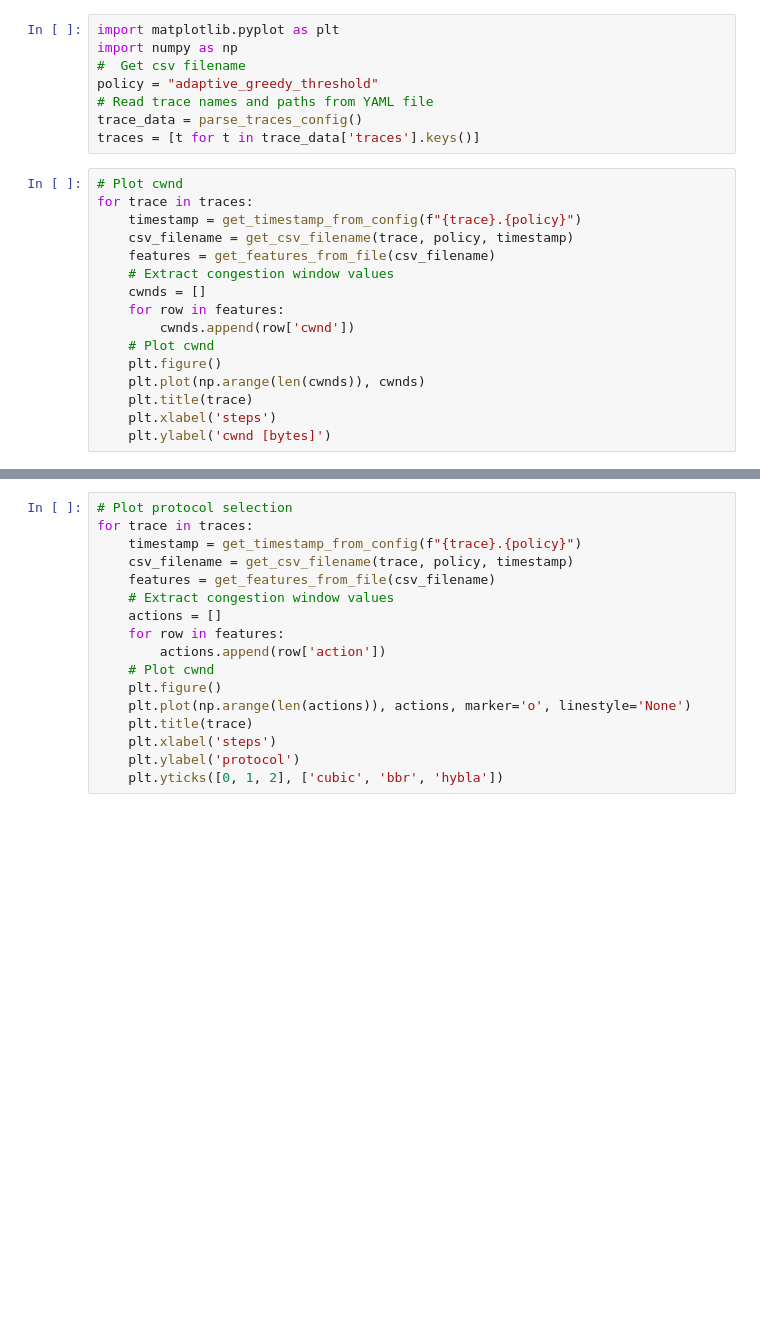
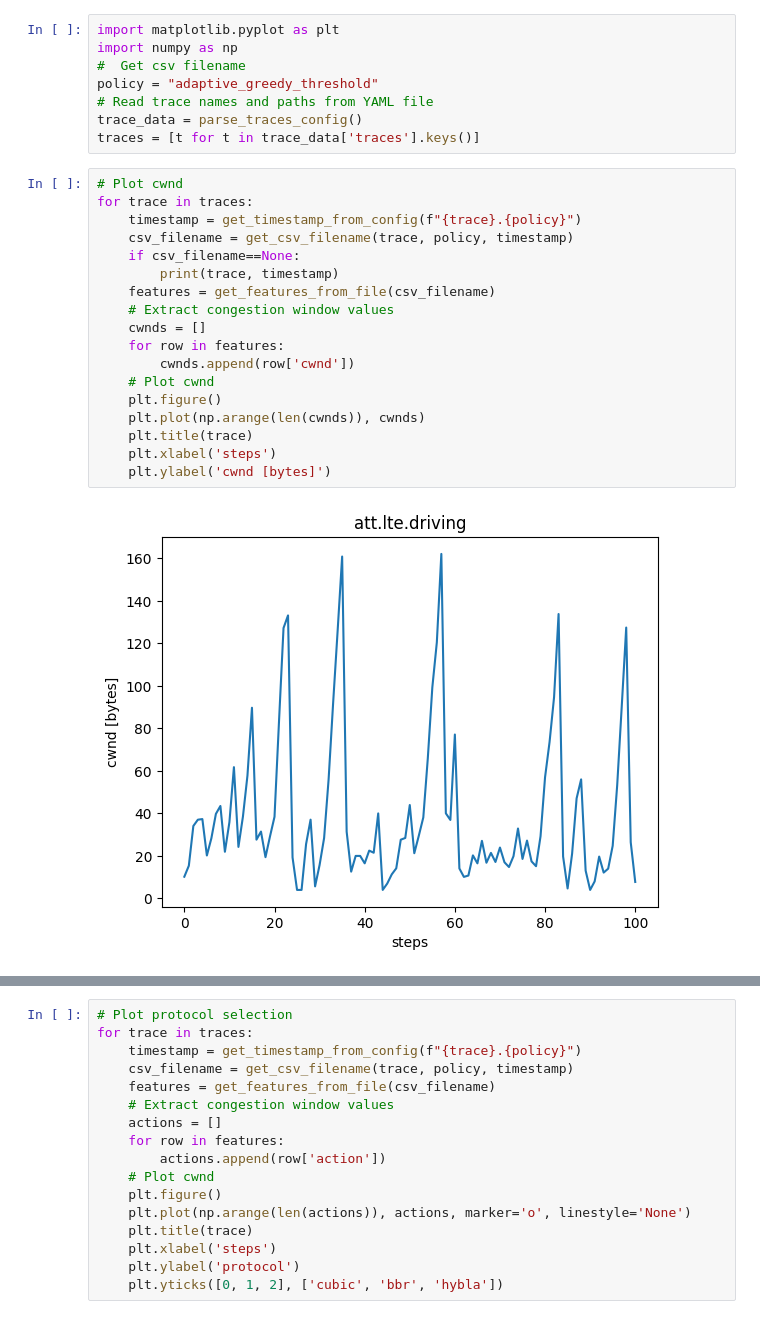
Before and after one commit to lorepap/mutant, a Jupyter notebook: analysis/notebook/mimic_kernel_features_analysis.ipynb, the cells around one changed output, grey strips where cells are left out. Cells and saved outputs as stored; diff of their text form; blank space fills up the shorter version.

```diff
--- a/analysis/notebook/mimic_kernel_features_analysis.ipynb
+++ b/analysis/notebook/mimic_kernel_features_analysis.ipynb
@@ -92,16 +91,20 @@ traces = [t for t in trace_data['traces'].keys()]
 # %%
 # Plot cwnd
 for trace in traces:
     timestamp = get_timestamp_from_config(f"{trace}.{policy}")
     csv_filename = get_csv_filename(trace, policy, timestamp)
+    if csv_filename==None:
+        print(trace, timestamp)
     features = get_features_from_file(csv_filename)
     # Extract congestion window values
     cwnds = []
     for row in features:
         cwnds.append(row['cwnd'])
     # Plot cwnd
     plt.figure()
     plt.plot(np.arange(len(cwnds)), cwnds)
     plt.title(trace)
     plt.xlabel('steps')
     plt.ylabel('cwnd [bytes]')
+# %% [output]
+[figure, added]
```
Also changed, not shown: parts of 7 cells of this notebook, 2 other files.
